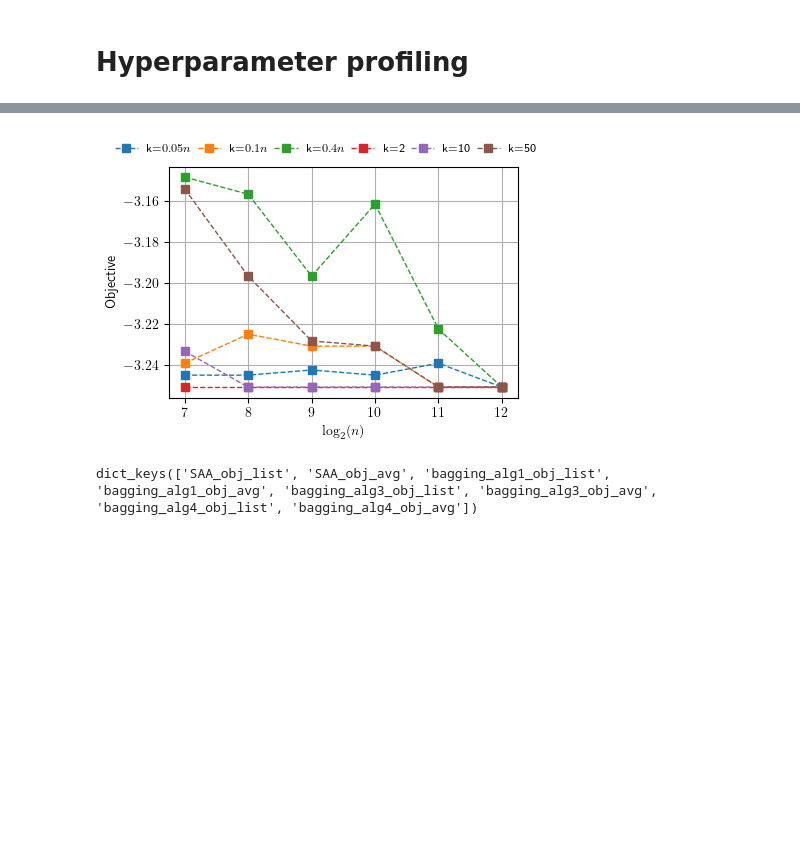
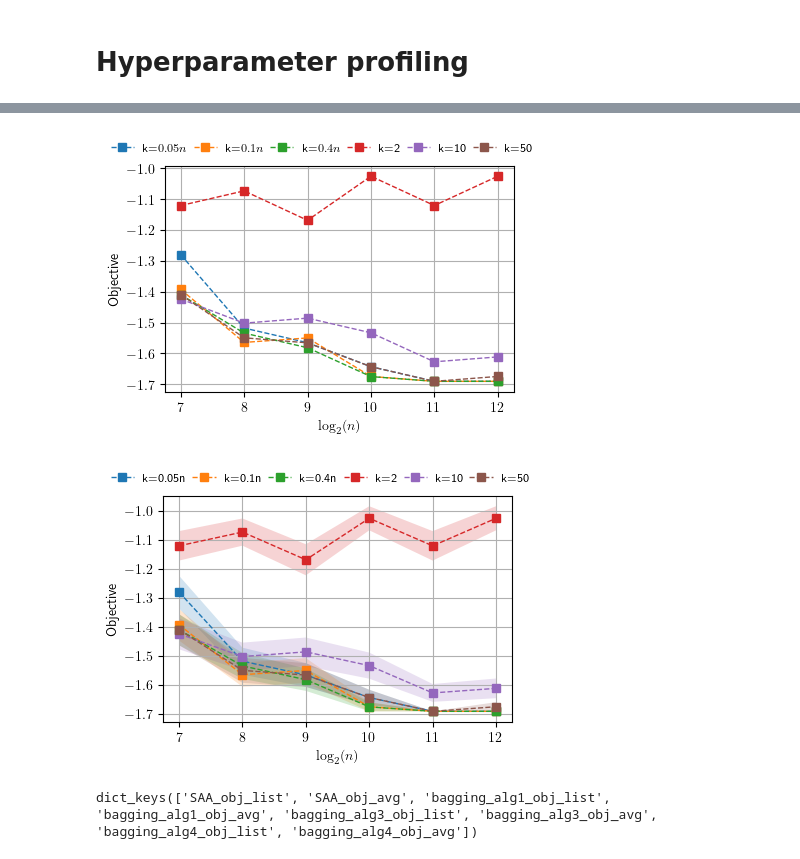
Before and after one commit to mickeyhqian/VoteEnsemble, a Jupyter notebook: plot/plotting.ipynb, the cells around one changed output, grey strips where cells are left out. Drawn from its saved outputs; the diff is of its cells as text; code cells hidden in the pictures; blank space fills up the shorter version.

```diff
--- a/plot/plotting.ipynb
+++ b/plot/plotting.ipynb
@@ -121,14 +272,14 @@ NameError: name 'B12_list' is not defined
 # %%
 # profiling figure for k (two examples)
 B_list = [200]
-# k_list = [0.05, 0.1, 0.2, 0.4, 2, 10, 20, 50] # figures 1 and 2
-k_list = [0.05, 0.1, 0.4, 2, 10, 50] # figure 3
+k_list = [0.05, 0.1, 0.2, 0.4, 2, 10, 20, 50] # figures 1 and 2
+# k_list = [0.05, 0.1, 0.4, 2, 10, 50] # figure 3
 # B12_list = [(20,200)]
 sample_number = [128, 256, 512, 1024, 2048, 4096]
 
 # with open("./profiling/obj_lists_k_1.json", "r") as f:
-# with open("./profiling/obj_lists_k_2.json", "r") as f:
-with open("./profiling/obj_lists_k_3.json", "r") as f:
+with open("./profiling/obj_lists_k_2.json", "r") as f:
+# with open("./profiling/obj_lists_k_3.json", "r") as f:
     obj_lists = json.load(f)
 
 SAA_obj_list = obj_lists["SAA_obj_list"]
@@ -141,27 +292,64 @@ bagging_alg4_obj_list = obj_lists["bagging_alg4_obj_list"]
 bagging_alg4_obj_avg = obj_lists["bagging_alg4_obj_avg"]
 # %%
 # algorithm 1, choose k parameter1
-_, ax = plt.subplots(figsize = (4.5, 3)) # figures 1 and 3
-# _, ax = plt.subplots(figsize = (4.5, 2.93)) # figure 2
-# ax.plot(np.log2(sample_number), SAA_obj_avg, marker = 'o', markeredgecolor = 'none', color = 'blue',linestyle = 'solid', linewidth = 2, label = 'SAA')
+# _, ax = plt.subplots(figsize = (4.5, 3)) # figures 1 and 3
+_, ax = plt.subplots(figsize = (4.5, 2.93)) # figure 2
 
 for ind, k in enumerate(k_list):
     if k not in [0.2, 20]:
         label_name = f"k={k}" if k > 1 else f"k=${k}n$"
         curve = [-item for item in bagging_alg1_obj_avg[0][ind]]
         ax.plot(np.log2(sample_number), curve, marker = 's', linestyle = '--', linewidth = 1,
             label=label_name)
 
 ax.set_xlabel('$\log_2(n)$')
 ax.set_ylabel('Objective')
 ax.legend(fontsize = 'small',loc='lower center', bbox_to_anchor=(0.45, 1.01), ncol=6, frameon=False, bbox_transform=ax.transAxes, columnspacing=0.5)
 ax.grid(True)
 # plt.savefig("./profiling/profiling_alg1_k_1.png", bbox_inches = "tight")
 # plt.savefig("./profiling/profiling_alg1_k_2.png", bbox_inches = "tight")
-plt.savefig("./profiling/profiling_alg1_k_3.png", bbox_inches = "tight")
+# plt.savefig("./profiling/profiling_alg1_k_3.png", bbox_inches = "tight")
 plt.show()
+
+# ax.plot(np.log2(sample_number), SAA_obj_avg, marker = 'o', markeredgecolor = 'none', color = 'blue',linestyle = 'solid', linewidth = 2, label = 'SAA')
+
+
+
+# fig, ax = plt.subplots(figsize = (4.5, 3)) # figures 1 and 3
+fig, ax = plt.subplots(figsize = (4.5, 2.93)) # figure 2
+
+for ind, k in enumerate(k_list):
+    if k not in [0.2, 20]:  # Filter out specific k values as you originally specified
+        label_name = f"k={k}" if k > 1 else f"k={k}n"  # Adjusted for LaTeX-like formatting if necessary
+
+        # Assuming bagging_alg1_obj_list is organized by [0][ind] where ind cycles through k_list indices
+        values = bagging_alg1_obj_list[0][ind]
+        curve = [-np.mean(item) for item in values]
+        std_errors = [sem(item) for item in values]  # Calculate standard errors
+        confidence_intervals = [1 * se for se in std_errors]  # 95% CI
+
+        sample_numbers_log = np.log2(sample_number)
+
+        # Plot the mean curve
+        ax.plot(sample_numbers_log, curve, marker='s', linestyle='--', linewidth=1, label=label_name)
+
+        # Add fill_between for the confidence interval
+        ax.fill_between(sample_numbers_log,
+                        [m - ci for m, ci in zip(curve, confidence_intervals)],
+                        [m + ci for m, ci in zip(curve, confidence_intervals)],
+                         alpha=0.2)  # Light shading for the confidence interval
+
+ax.set_xlabel('$\log_2(n)$')
+ax.set_ylabel('Objective')
+ax.legend(fontsize='small', loc='lower center', bbox_to_anchor=(0.45, 1.01), ncol=6, frameon=False, bbox_transform=ax.transAxes, columnspacing=0.5)
+ax.grid(True)
+# plt.savefig("./profiling/profiling_alg1_k_1_CI.png", bbox_inches = "tight")
+# plt.savefig("./profiling/profiling_alg1_k_2_CI.png", bbox_inches = "tight")
+# plt.savefig("./profiling/profiling_alg1_k_3_CI.png", bbox_inches = "tight")
+plt.show()
 # %% [output]
-[figure, old version]
+[figure, new version]
+[figure, added]
 # %%
 # epsilon profile (one figure for single solution, one figure for multi solution)
 
```
Also changed, not shown: parts of 7 cells of this notebook, 9 other files.
